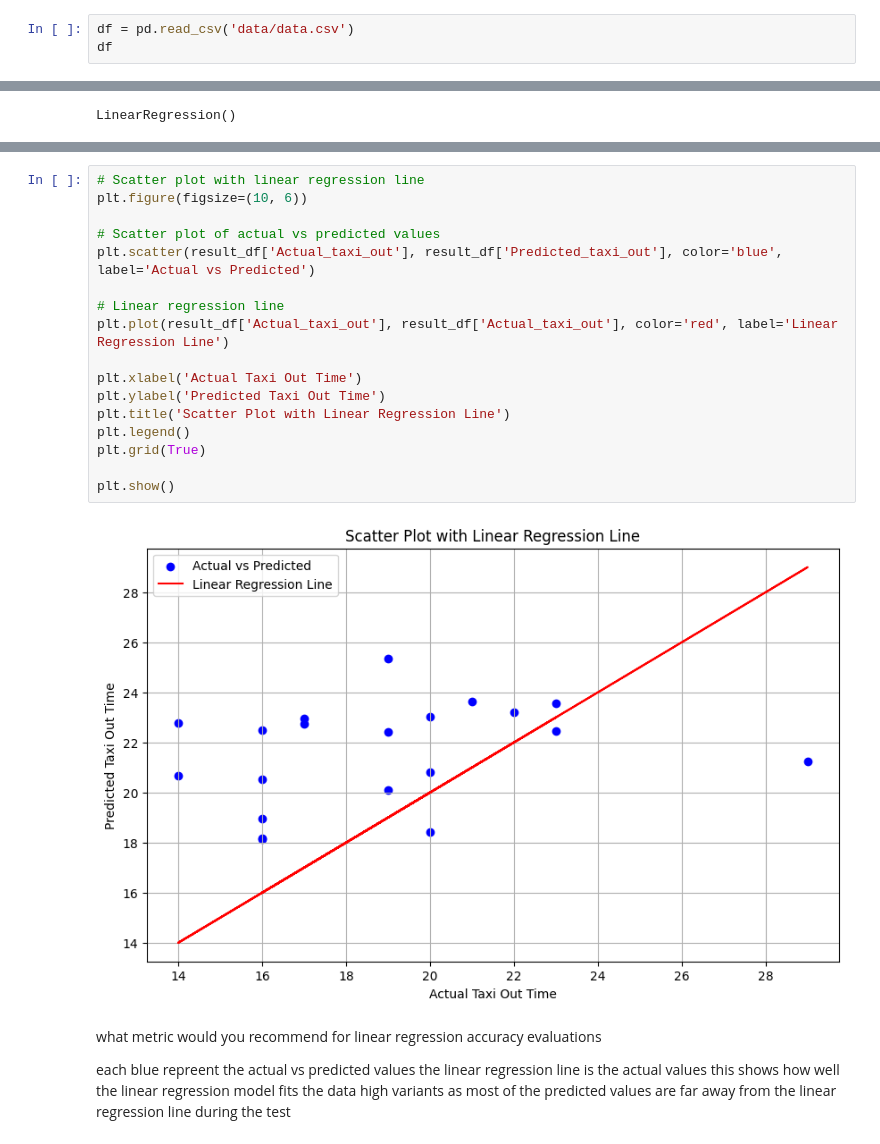
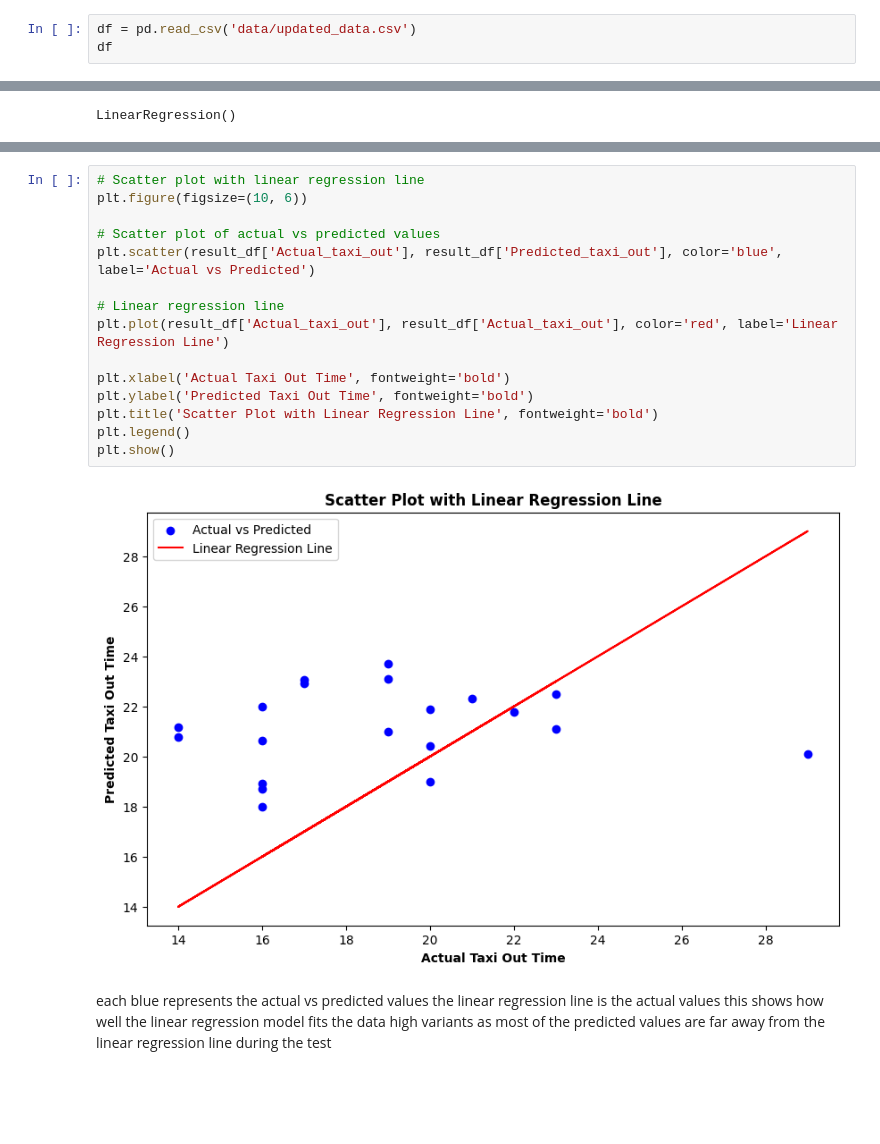
Before and after one commit to environmentallyconsciouscoder/flight_take_off_data, a Jupyter notebook: linear_regression.ipynb, the cells around one changed output, grey strips where cells are left out. Cells and saved outputs as stored; diff of their text form; blank space fills up the shorter version.

```diff
--- a/linear_regression.ipynb
+++ b/linear_regression.ipynb
@@ -14,4 +22,4 @@ warnings.filterwarnings("ignore", category=ImportWarning)
 # %%
-df = pd.read_csv('data/data.csv')
+df = pd.read_csv('data/updated_data.csv')
 df
 # %% [output]
@@ -140,26 +148,23 @@ result_df
 # %%
 # Scatter plot with linear regression line
 plt.figure(figsize=(10, 6))
 
 # Scatter plot of actual vs predicted values
 plt.scatter(result_df['Actual_taxi_out'], result_df['Predicted_taxi_out'], color='blue', label='Actual vs Predicted')
 
 # Linear regression line
 plt.plot(result_df['Actual_taxi_out'], result_df['Actual_taxi_out'], color='red', label='Linear Regression Line')
 
-plt.xlabel('Actual Taxi Out Time')
-plt.ylabel('Predicted Taxi Out Time')
-plt.title('Scatter Plot with Linear Regression Line')
+plt.xlabel('Actual Taxi Out Time', fontweight='bold')
+plt.ylabel('Predicted Taxi Out Time', fontweight='bold')
+plt.title('Scatter Plot with Linear Regression Line', fontweight='bold')
 plt.legend()
-plt.grid(True)
-
 plt.show()
 # %% [output]
-[figure, old version]
+[figure, new version]
 # %% [markdown]
-what metric would you recommend for linear regression accuracy evaluations
 
-each blue repreent the actual vs predicted values
+each blue represents the actual vs predicted values
 the linear regression line is the actual values
 this shows how well the linear regression model fits the data
 high variants as most of the predicted values are far away from the linear regression line during the test
```
Also changed, not shown: parts of 7 cells of this notebook.
